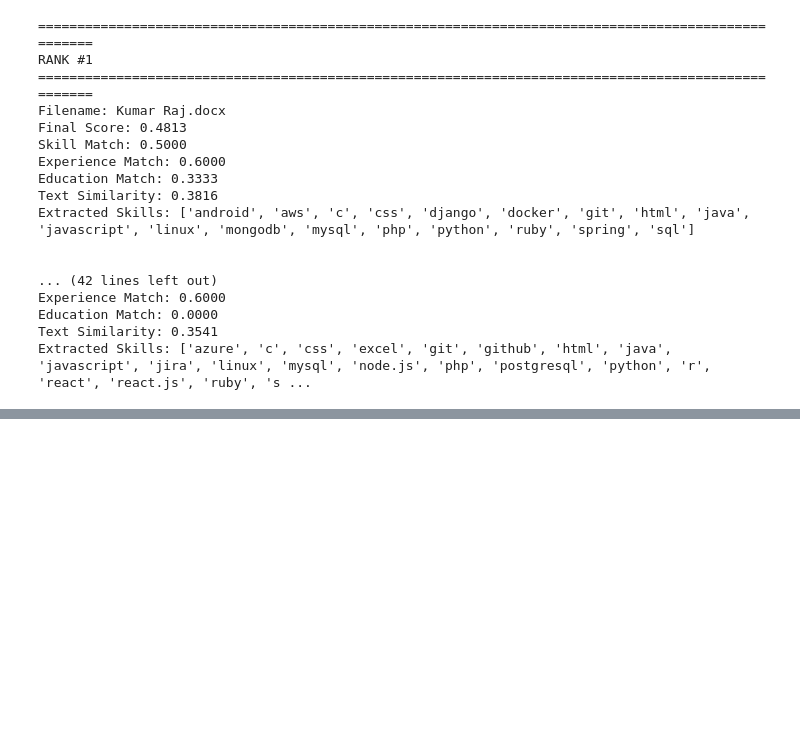
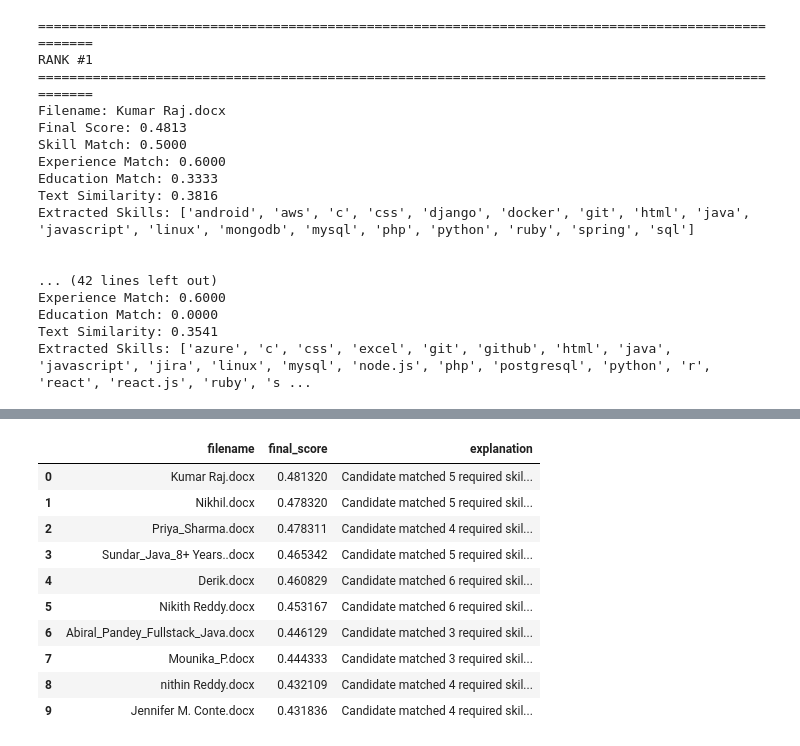
Before and after one commit to gracella12/ProjectPP_Kelompok4, a Jupyter notebook: pake-segmentasi.ipynb, the cells around one changed output, grey strips where cells are left out. Saved outputs shown, nothing was run; the diff lists cells and outputs as text; code cells hidden in the pictures; blank space fills up the shorter version.

```diff
--- a/pake-segmentasi.ipynb
+++ b/pake-segmentasi.ipynb
@@ -894,0 +916,8 @@ Extracted Skills: ['azure', 'c', 'css', 'excel', 'git', 'github', 'html', 'java'
+# %%
+df_ranked["matched_education"] = df_ranked["education_keywords"].apply(
+    lambda x: get_matched_items(x, jd_features["education_keywords"])
+)
+# %%
+df_ranked["matched_experience"] = df_ranked["experience_keywords"].apply(
+    lambda x: get_matched_items(x, jd_features["experience_keywords"])
+)
@@ -894,0 +955,18 @@ Extracted Skills: ['azure', 'c', 'css', 'excel', 'git', 'github', 'html', 'java'
+# %%
+df_ranked[[
+    "filename",
+    "final_score",
+    "explanation"
+]].head(10)
+# %% [output]
+|  | filename | final_score | explanation |
+| 0 | Kumar Raj.docx | 0.481320 | Candidate matched 5 required skil... |
+| 1 | Nikhil.docx | 0.478320 | Candidate matched 5 required skil... |
+| 2 | Priya_Sharma.docx | 0.478311 | Candidate matched 4 required skil... |
+| 3 | Sundar_Java_8+ Years..docx | 0.465342 | Candidate matched 5 required skil... |
+| 4 | Derik.docx | 0.460829 | Candidate matched 6 required skil... |
+| 5 | Nikith Reddy.docx | 0.453167 | Candidate matched 6 required skil... |
+| 6 | Abiral_Pandey_Fullstack_Java.docx | 0.446129 | Candidate matched 3 required skil... |
+| 7 | Mounika_P.docx | 0.444333 | Candidate matched 3 required skil... |
+| 8 | nithin Reddy.docx | 0.432109 | Candidate matched 4 required skil... |
+| 9 | Jennifer M. Conte.docx | 0.431836 | Candidate matched 4 required skil... |
```
Also changed, not shown: parts of 10 cells of this notebook.
